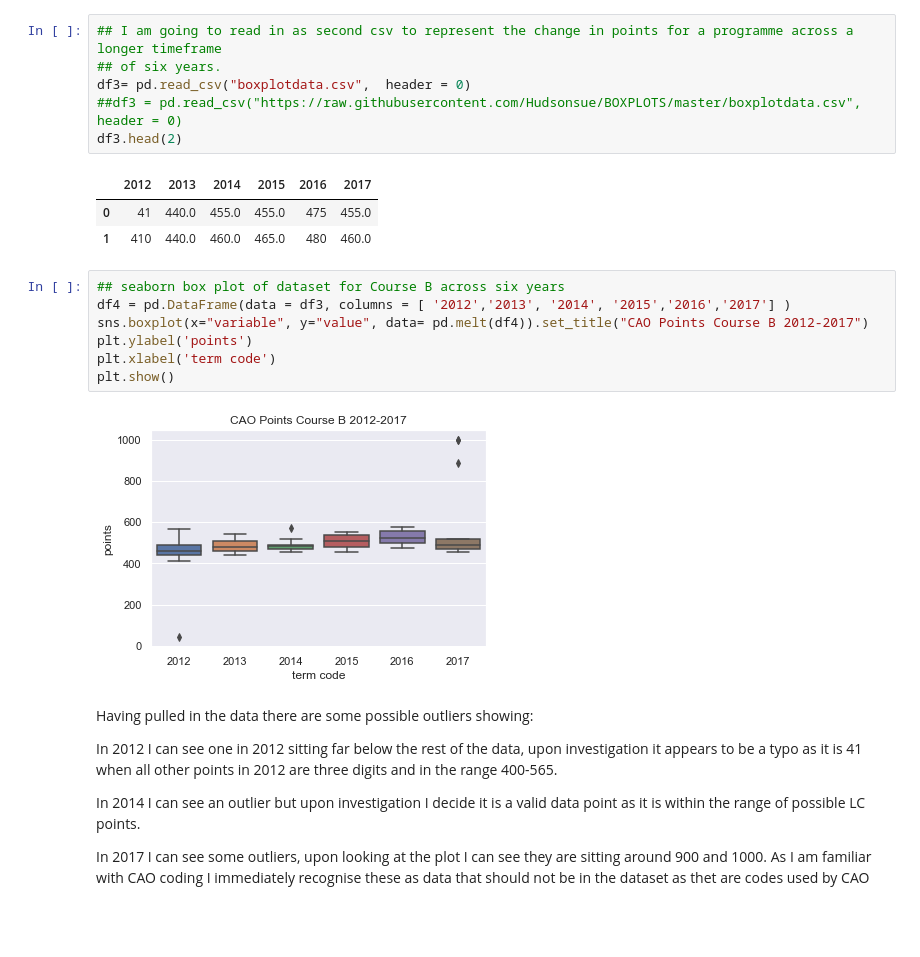
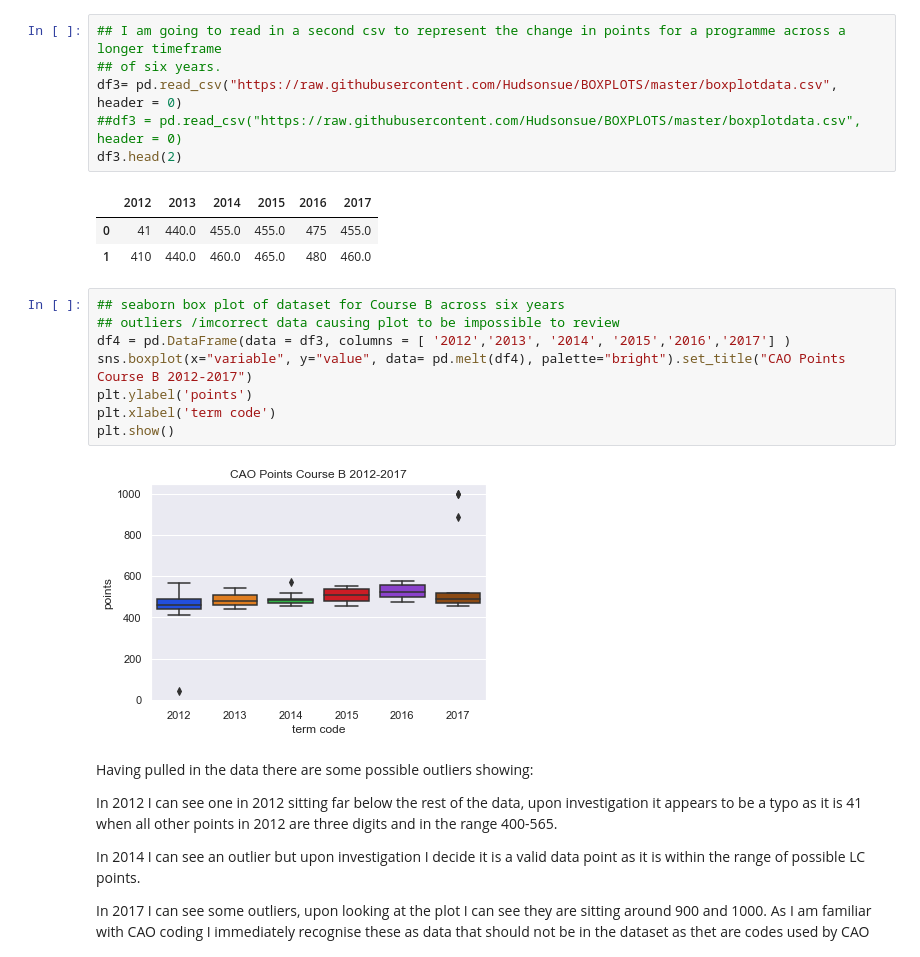
Before and after one commit to Hudsonsue/BOXPLOTS, a Jupyter notebook: BOX PLOTS.ipynb, the cells around one changed output. Cells and saved outputs as stored; diff of their text form; blank space fills up the shorter version.

```diff
--- a/BOX PLOTS.ipynb
+++ b/BOX PLOTS.ipynb
@@ -160,9 +166,9 @@ df.describe()
 # %% [markdown]
 #### Box Plot Example Two
 # %%
-## I am going to read in as second csv to represent the change in points for a programme across a longer timeframe
+## I am going to read in a second csv to represent the change in points for a programme across a longer timeframe
 ## of six years.
-df3= pd.read_csv("boxplotdata.csv",  header = 0)
+df3= pd.read_csv("https://raw.githubusercontent.com/Hudsonsue/BOXPLOTS/master/boxplotdata.csv",  header = 0)
 ##df3 = pd.read_csv("https://raw.githubusercontent.com/Hudsonsue/BOXPLOTS/master/boxplotdata.csv",  header = 0)
 df3.head(2)
 # %% [output]
@@ -171,13 +177,14 @@ df3.head(2)
 | 1 | 410 | 440.0 | 460.0 | 465.0 | 480 | 460.0 |
 # %%
 ## seaborn box plot of dataset for Course B across six years
+## outliers /imcorrect data causing plot to be impossible to review
 df4 = pd.DataFrame(data = df3, columns = [ '2012','2013', '2014', '2015','2016','2017'] )
-sns.boxplot(x="variable", y="value", data= pd.melt(df4)).set_title("CAO Points Course B 2012-2017")
+sns.boxplot(x="variable", y="value", data= pd.melt(df4), palette="bright").set_title("CAO Points Course B 2012-2017")
 plt.ylabel('points')
 plt.xlabel('term code')
 plt.show()
 # %% [output]
-[figure, old version]
+[figure, new version]
 # %% [markdown]
 Having pulled in the data there are some possible outliers showing:
 
```
Also changed, not shown: parts of 8 cells of this notebook, 1 other file.
